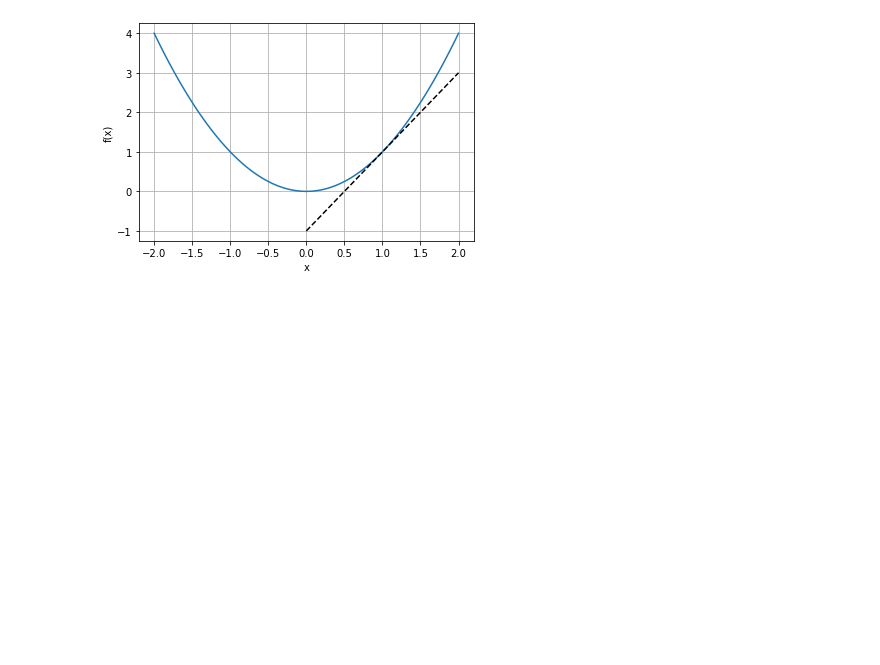
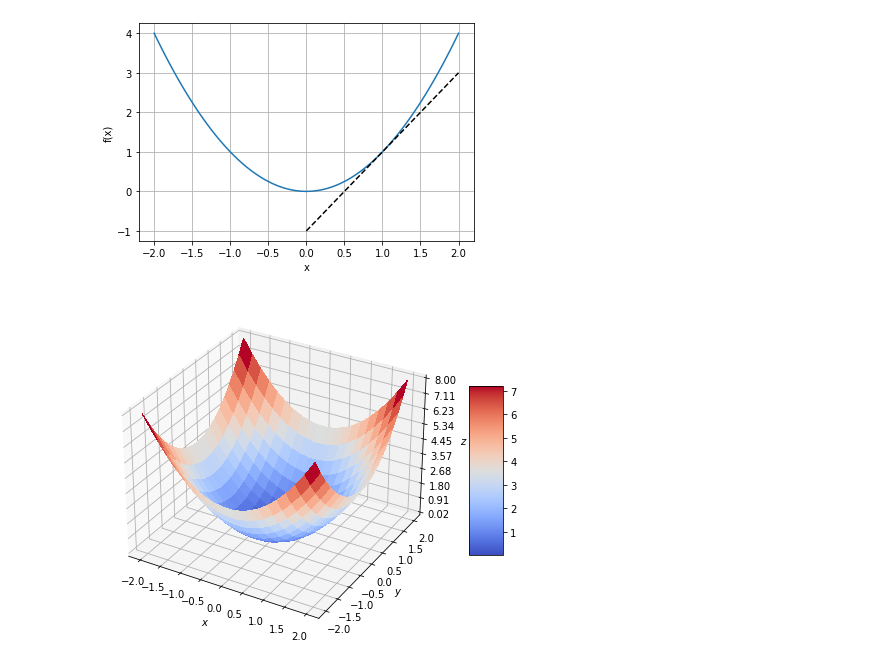
Before and after one commit to eddardd/eddardd.github.io, a Jupyter notebook: _posts/notebooks/Calculus Derivatives.ipynb, the cells around one changed output. Saved outputs shown, nothing was run; the diff lists cells and outputs as text; code cells hidden in the pictures; blank space fills up the shorter version.

```diff
--- a/_posts/notebooks/Calculus Derivatives.ipynb
+++ b/_posts/notebooks/Calculus Derivatives.ipynb
@@ -114,3 +118,42 @@ plt.grid()
 plt.savefig('../../images/PostFigures/Calculus/TgtLine.png')
 # %% [output]
 [figure]
+# %%
+def f(x, y):
+    return x ** 2 + y ** 2
+
+def dfdx(x, y):
+    return 2 * x
+
+def dfdy(x, y):
+    return 2 * y
+
+def grad_f(x, y):
+    return 2 * x, 2 * y
+# %%
+x = np.linspace(-2, 2, 50)
+y = np.linspace(-2, 2, 50)
+X, Y = np.meshgrid(x, y)
+
+vecs = np.c_[X.ravel(), Y.ravel()]
+Z = []
+for v in vecs:
+    Z.append(f(v[0], v[1]))
+
+Z = np.array(Z).reshape(X.shape)
+# %%
+fig = plt.figure(figsize=(8, 5))
+ax = fig.gca(projection='3d')
+surf = ax.plot_surface(X, Y, Z, rstride=1, cstride=1, cmap=cm.coolwarm, linewidth=0, antialiased=False)
+ax.zaxis.set_major_locator(LinearLocator(10))
+ax.zaxis.set_major_formatter(FormatStrFormatter('%.02f'))
+
+ax.set_xlabel('$x$')
+ax.set_ylabel('$y$')
+ax.set_zlabel('$z$')
+
+fig.colorbar(surf, shrink=0.5, aspect=5)
+plt.tight_layout()
+plt.savefig('../../images/PostFigures/Calculus/Surf3d.png')
+# %% [output]
+[figure, added]
```
Also changed, not shown: parts of 5 cells of this notebook, 1 other file.
